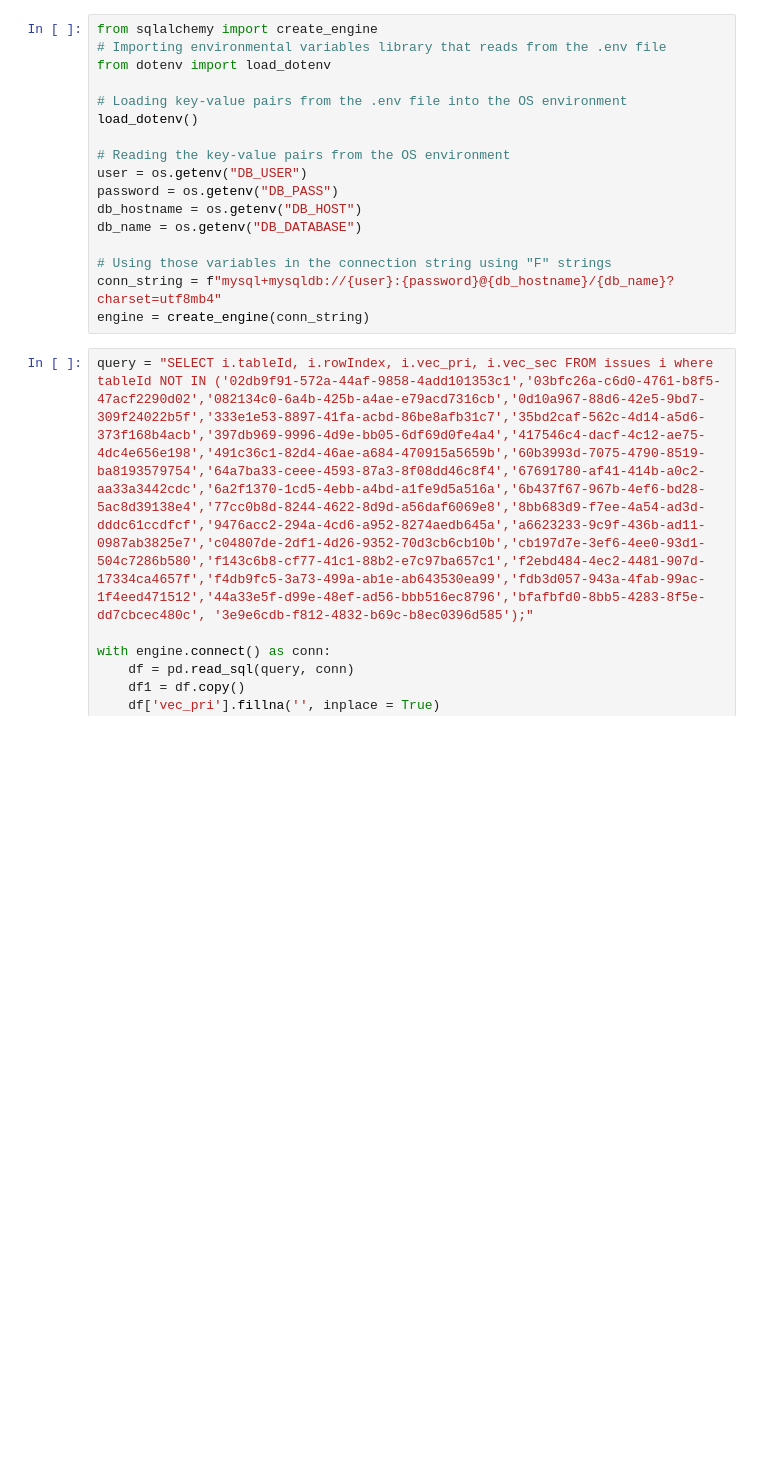
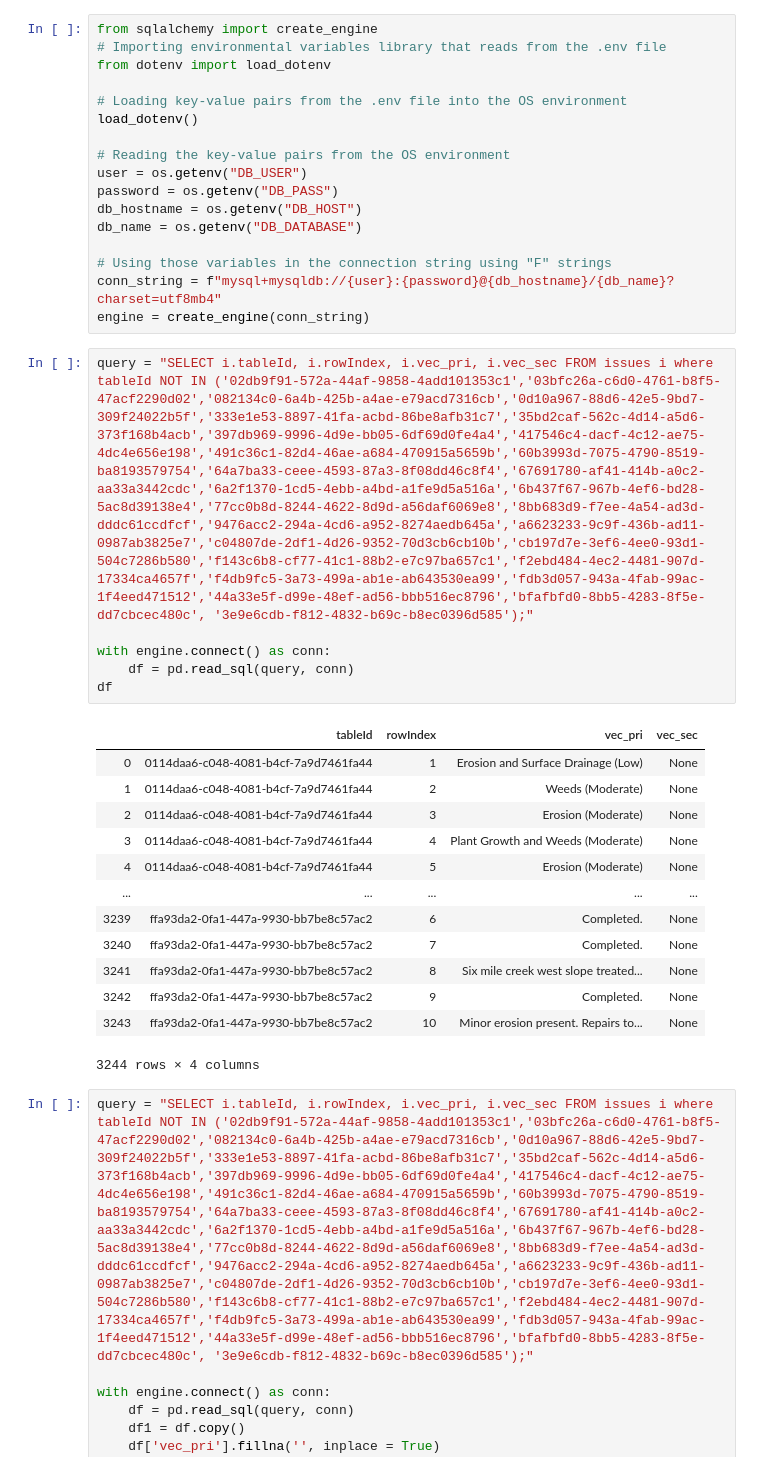
Before and after one commit to ivanduka/human-robot, a Jupyter notebook: word2vec_pcmr.ipynb, the cells around one changed output. Drawn from its saved outputs; the diff is of its cells as text; blank space fills up the shorter version.

```diff
--- a/word2vec_pcmr.ipynb
+++ b/word2vec_pcmr.ipynb
@@ -329,6 +329,26 @@ db_name = os.getenv("DB_DATABASE")
 # Using those variables in the connection string using "F" strings
 conn_string = f"mysql+mysqldb://{user}:{password}@{db_hostname}/{db_name}?charset=utf8mb4"
 engine = create_engine(conn_string)
+# %%
+query = "SELECT i.tableId, i.rowIndex, i.vec_pri, i.vec_sec FROM issues i where tableId NOT IN ('02db9f91-572a-44af-9858-4add101353c1','03bfc26a-c6d0-4761-b8f5-47acf2290d02','082134c0-6a4b-425b-a4ae-e79acd7316cb','0d10a967-88d6-42e5-9bd7-309f24022b5f','333e1e53-8897-41fa-acbd-86be8afb31c7','35bd2caf-562c-4d14-a5d6-373f168b4acb','397db969-9996-4d9e-bb05-6df69d0fe4a4','417546c4-dacf-4c12-ae75-4dc4e656e198','491c36c1-82d4-46ae-a684-470915a5659b','60b3993d-7075-4790-8519-ba8193579754','64a7ba33-ceee-4593-87a3-8f08dd46c8f4','67691780-af41-414b-a0c2-aa33a3442cdc','6a2f1370-1cd5-4ebb-a4bd-a1fe9d5a516a','6b437f67-967b-4ef6-bd28-5ac8d39138e4','77cc0b8d-8244-4622-8d9d-a56daf6069e8','8bb683d9-f7ee-4a54-ad3d-dddc61ccdfcf','9476acc2-294a-4cd6-a952-8274aedb645a','a6623233-9c9f-436b-ad11-0987ab3825e7','c04807de-2df1-4d26-9352-70d3cb6cb10b','cb197d7e-3ef6-4ee0-93d1-504c7286b580','f143c6b8-cf77-41c1-88b2-e7c97ba657c1','f2ebd484-4ec2-4481-907d-17334ca4657f','f4db9fc5-3a73-499a-ab1e-ab643530ea99','fdb3d057-943a-4fab-99ac-1f4eed471512','44a33e5f-d99e-48ef-ad56-bbb516ec8796','bfafbfd0-8bb5-4283-8f5e-dd7cbcec480c', '3e9e6cdb-f812-4832-b69c-b8ec0396d585');"
+
+with engine.connect() as conn:
+    df = pd.read_sql(query, conn)
+df
+# %% [output]
+|  | tableId | rowIndex | vec_pri | vec_sec |
+| 0 | 0114daa6-c048-4081-b4cf-7a9d7461fa44 | 1 | Erosion and Surface Drainage (Low) | None |
+| 1 | 0114daa6-c048-4081-b4cf-7a9d7461fa44 | 2 | Weeds (Moderate) | None |
+| 2 | 0114daa6-c048-4081-b4cf-7a9d7461fa44 | 3 | Erosion (Moderate) | None |
+| 3 | 0114daa6-c048-4081-b4cf-7a9d7461fa44 | 4 | Plant Growth and Weeds (Moderate) | None |
+| 4 | 0114daa6-c048-4081-b4cf-7a9d7461fa44 | 5 | Erosion (Moderate) | None |
+| ... | ... | ... | ... | ... |
+| 3239 | ffa93da2-0fa1-447a-9930-bb7be8c57ac2 | 6 | Completed. | None |
+| 3240 | ffa93da2-0fa1-447a-9930-bb7be8c57ac2 | 7 | Completed. | None |
+| 3241 | ffa93da2-0fa1-447a-9930-bb7be8c57ac2 | 8 | Six mile creek west slope treated... | None |
+| 3242 | ffa93da2-0fa1-447a-9930-bb7be8c57ac2 | 9 | Completed. | None |
+| 3243 | ffa93da2-0fa1-447a-9930-bb7be8c57ac2 | 10 | Minor erosion present. Repairs to... | None |
+3244 rows × 4 columns
 # %%
 query = "SELECT i.tableId, i.rowIndex, i.vec_pri, i.vec_sec FROM issues i where tableId NOT IN ('02db9f91-572a-44af-9858-4add101353c1','03bfc26a-c6d0-4761-b8f5-47acf2290d02','082134c0-6a4b-425b-a4ae-e79acd7316cb','0d10a967-88d6-42e5-9bd7-309f24022b5f','333e1e53-8897-41fa-acbd-86be8afb31c7','35bd2caf-562c-4d14-a5d6-373f168b4acb','397db969-9996-4d9e-bb05-6df69d0fe4a4','417546c4-dacf-4c12-ae75-4dc4e656e198','491c36c1-82d4-46ae-a684-470915a5659b','60b3993d-7075-4790-8519-ba8193579754','64a7ba33-ceee-4593-87a3-8f08dd46c8f4','67691780-af41-414b-a0c2-aa33a3442cdc','6a2f1370-1cd5-4ebb-a4bd-a1fe9d5a516a','6b437f67-967b-4ef6-bd28-5ac8d39138e4','77cc0b8d-8244-4622-8d9d-a56daf6069e8','8bb683d9-f7ee-4a54-ad3d-dddc61ccdfcf','9476acc2-294a-4cd6-a952-8274aedb645a','a6623233-9c9f-436b-ad11-0987ab3825e7','c04807de-2df1-4d26-9352-70d3cb6cb10b','cb197d7e-3ef6-4ee0-93d1-504c7286b580','f143c6b8-cf77-41c1-88b2-e7c97ba657c1','f2ebd484-4ec2-4481-907d-17334ca4657f','f4db9fc5-3a73-499a-ab1e-ab643530ea99','fdb3d057-943a-4fab-99ac-1f4eed471512','44a33e5f-d99e-48ef-ad56-bbb516ec8796','bfafbfd0-8bb5-4283-8f5e-dd7cbcec480c', '3e9e6cdb-f812-4832-b69c-b8ec0396d585');"
 
```
Also changed, not shown: 2 other files.
